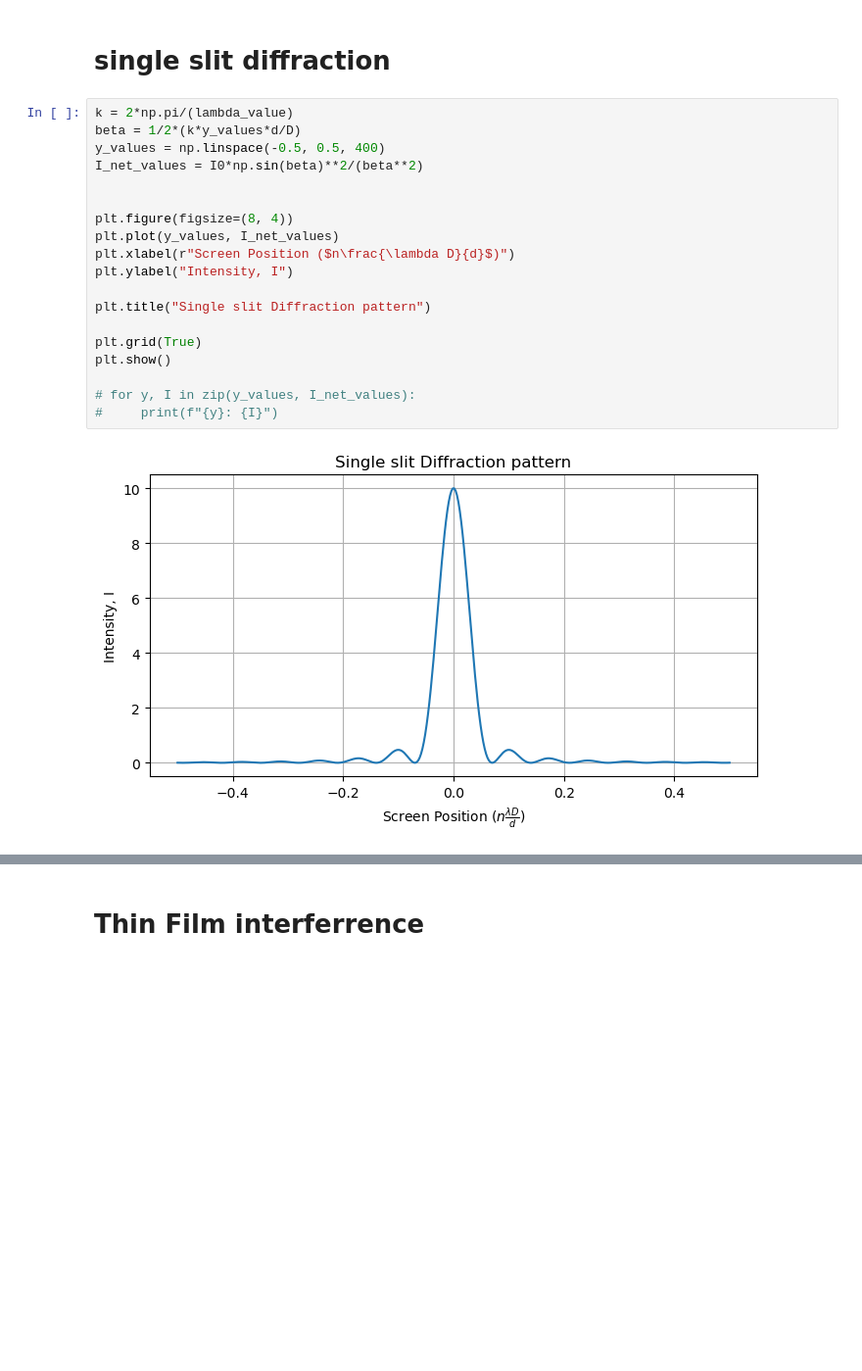
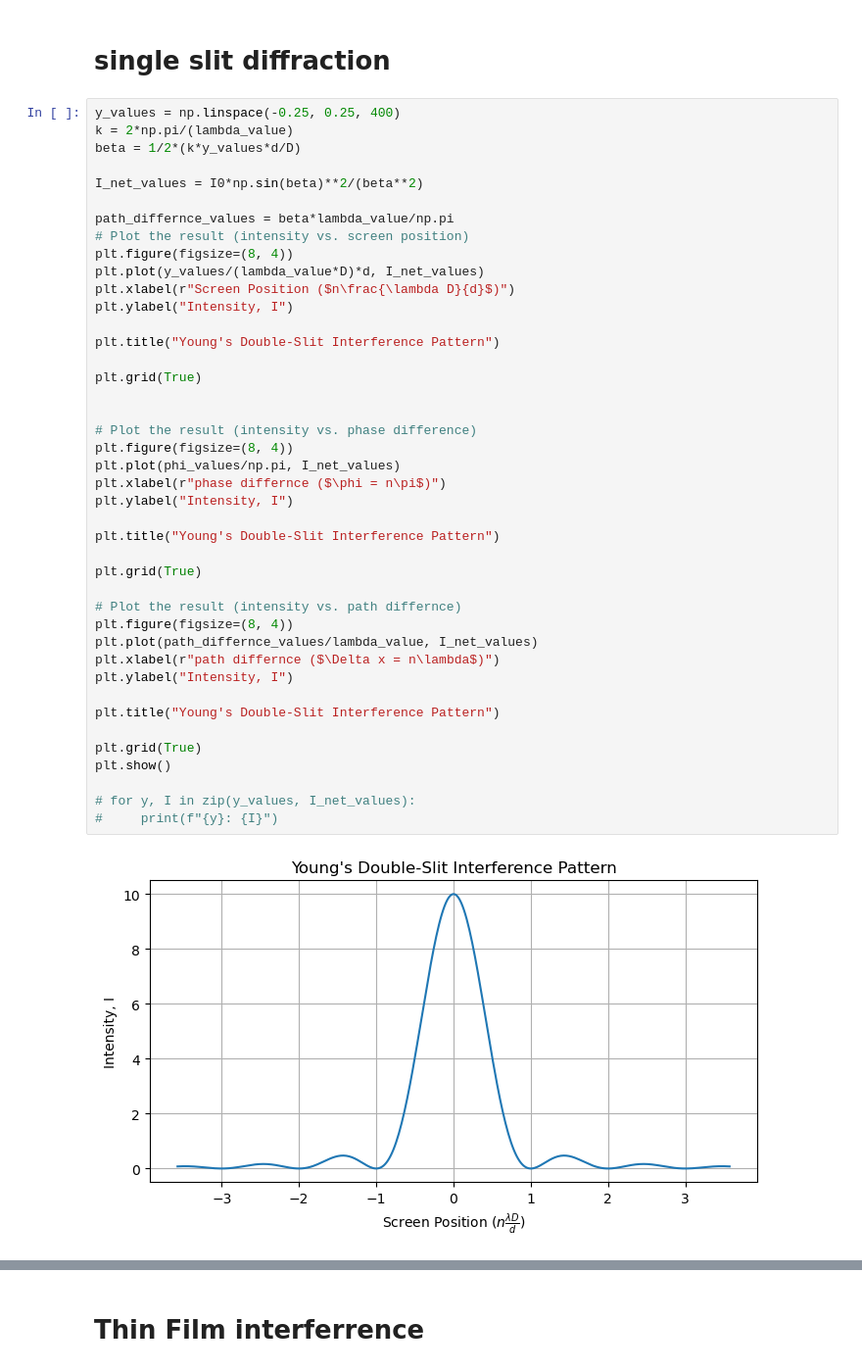
Before and after one commit to BakulTakthar/physical-optics, a Jupyter notebook: main.ipynb, the cells around one changed output, grey strips where cells are left out. Shown at 98% size. Saved outputs shown, nothing was run; the diff lists cells and outputs as text; blank space fills up the shorter version.

Commit message:
added all the plots of various variables

```diff
--- a/main.ipynb
+++ b/main.ipynb
@@ -146,23 +174,46 @@ This is the expression for the intensity of light at any point $y$ on the screen
 # %% [markdown]
 # single slit diffraction
 # %%
+y_values = np.linspace(-0.25, 0.25, 400)
 k = 2*np.pi/(lambda_value)
 beta = 1/2*(k*y_values*d/D)
-y_values = np.linspace(-0.5, 0.5, 400)
+
 I_net_values = I0*np.sin(beta)**2/(beta**2)
 
-
+path_differnce_values = beta*lambda_value/np.pi
+# Plot the result (intensity vs. screen position)
 plt.figure(figsize=(8, 4))
-plt.plot(y_values, I_net_values)
+plt.plot(y_values/(lambda_value*D)*d, I_net_values)
 plt.xlabel(r"Screen Position ($n\frac{\lambda D}{d}$)")
 plt.ylabel("Intensity, I")
 
-plt.title("Single slit Diffraction pattern")
+plt.title("Young's Double-Slit Interference Pattern")
+
+plt.grid(True)
+
+
+# Plot the result (intensity vs. phase difference)
+plt.figure(figsize=(8, 4))
+plt.plot(phi_values/np.pi, I_net_values)
+plt.xlabel(r"phase differnce ($\phi = n\pi$)")
+plt.ylabel("Intensity, I")
+
+plt.title("Young's Double-Slit Interference Pattern")
+
+plt.grid(True)
+
+# Plot the result (intensity vs. path differnce)
+plt.figure(figsize=(8, 4))
+plt.plot(path_differnce_values/lambda_value, I_net_values)
+plt.xlabel(r"path differnce ($\Delta x = n\lambda$)")
+plt.ylabel("Intensity, I")
+
+plt.title("Young's Double-Slit Interference Pattern")
 
 plt.grid(True)
 plt.show()
 
 # for y, I in zip(y_values, I_net_values):
 #     print(f"{y}: {I}")
 # %% [output]
-[figure, old version]
+[figure, new version]
```
Also changed, not shown: parts of 3 cells of this notebook.
